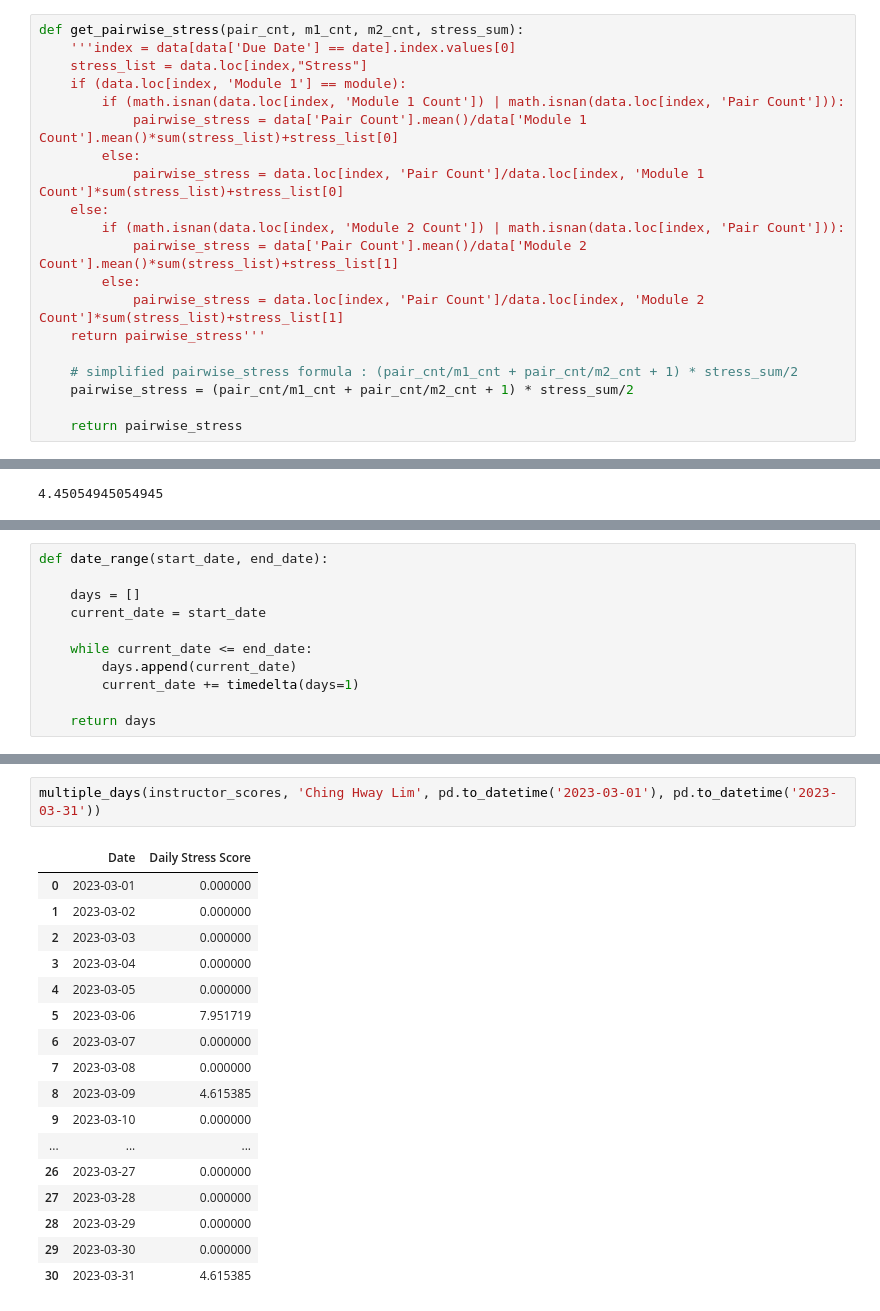
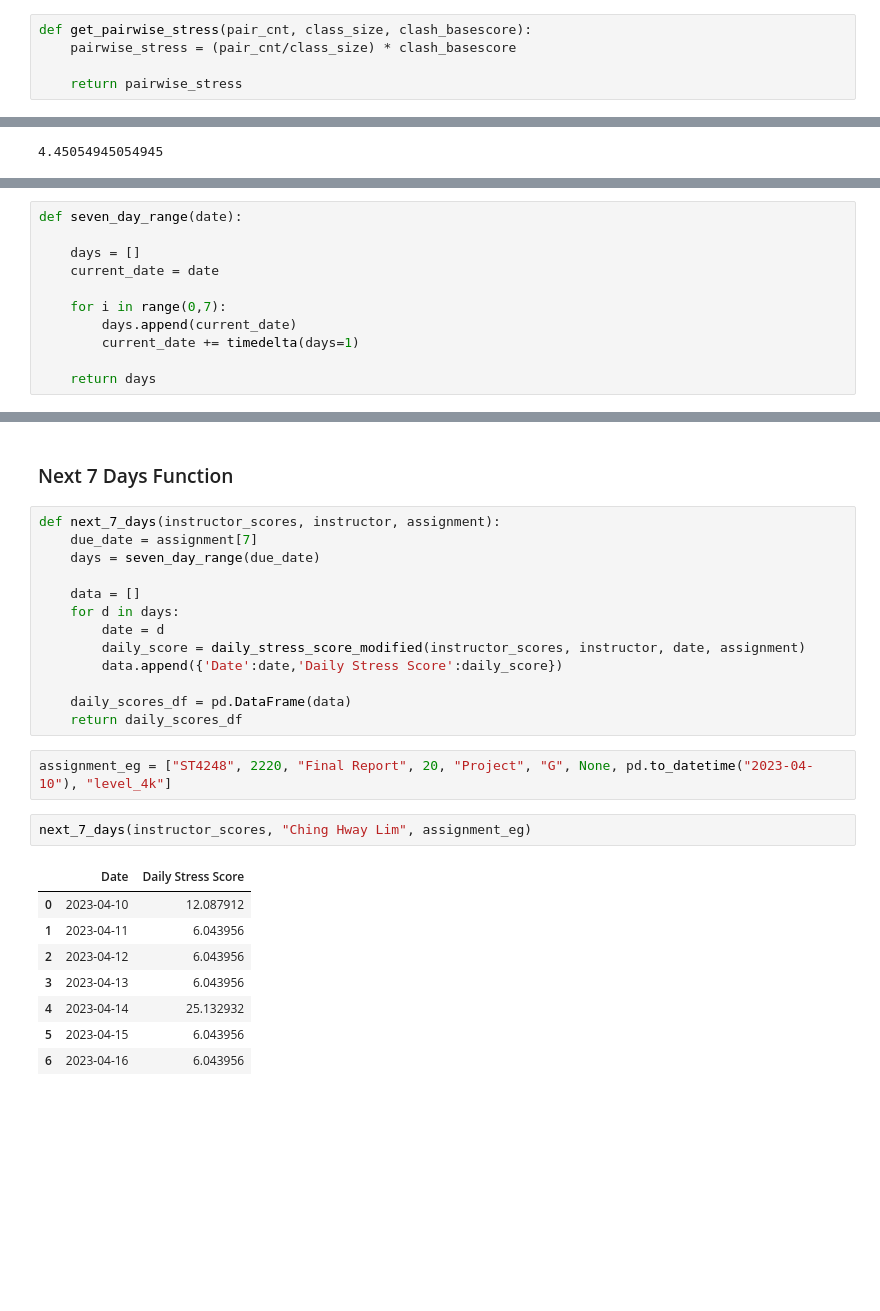
Before and after one commit to xuan-jun/PlanNUS, a Jupyter notebook: Model/Stress Algorithm_duplicates-Working-Copy.ipynb, the cells around one changed output, grey strips where cells are left out. Saved outputs shown, nothing was run; the diff lists cells and outputs as text; blank space fills up the shorter version.

Commit message:
Modified some functions, added function for deadline optimization

```diff
--- a/Model/Stress Algorithm_duplicates-Working-Copy.ipynb
+++ b/Model/Stress Algorithm_duplicates-Working-Copy.ipynb
@@ -167,23 +134,8 @@ indiv_scores
 # %% [markdown]
 ## For >= 2 clashes
 # %%
-def get_pairwise_stress(pair_cnt, m1_cnt, m2_cnt, stress_sum):
-    '''index = data[data['Due Date'] == date].index.values[0]
-    stress_list = data.loc[index,"Stress"]
-    if (data.loc[index, 'Module 1'] == module):
-        if (math.isnan(data.loc[index, 'Module 1 Count']) | math.isnan(data.loc[index, 'Pair Count'])):
-            pairwise_stress = data['Pair Count'].mean()/data['Module 1 Count'].mean()*sum(stress_list)+stress_list[0]
-        else:
-            pairwise_stress = data.loc[index, 'Pair Count']/data.loc[index, 'Module 1 Count']*sum(stress_list)+stress_list[0]
-    else:
-        if (math.isnan(data.loc[index, 'Module 2 Count']) | math.isnan(data.loc[index, 'Pair Count'])):
-            pairwise_stress = data['Pair Count'].mean()/data['Module 2 Count'].mean()*sum(stress_list)+stress_list[1]
-        else:
-            pairwise_stress = data.loc[index, 'Pair Count']/data.loc[index, 'Module 2 Count']*sum(stress_list)+stress_list[1]
-    return pairwise_stress'''
-
-    # simplified pairwise_stress formula : (pair_cnt/m1_cnt + pair_cnt/m2_cnt + 1) * stress_sum/2
-    pairwise_stress = (pair_cnt/m1_cnt + pair_cnt/m2_cnt + 1) * stress_sum/2
+def get_pairwise_stress(pair_cnt, class_size, clash_basescore):
+    pairwise_stress = (pair_cnt/class_size) * clash_basescore
 
     return pairwise_stress
 # %%
@@ -306,10 +272,10 @@ daily_stress_score(instructor_scores, 'Ching Hway Lim', pd.to_datetime('2023-02-
 # %%
-def date_range(start_date, end_date):
+def seven_day_range(date):
 
     days = []
-    current_date = start_date
+    current_date = date
 
-    while current_date <= end_date:
+    for i in range(0,7):
         days.append(current_date)
         current_date += timedelta(days=1)
 
@@ -341,20 +367,28 @@ def multiple_days(instructor_scores, instructor, start_date, end_date):
-# %%
-multiple_days(instructor_scores, 'Ching Hway Lim', pd.to_datetime('2023-03-01'), pd.to_datetime('2023-03-31'))
-# %% [output]
-|  | Date | Daily Stress Score |
-| 0 | 2023-03-01 | 0.000000 |
-| 1 | 2023-03-02 | 0.000000 |
-| 2 | 2023-03-03 | 0.000000 |
-| 3 | 2023-03-04 | 0.000000 |
-| 4 | 2023-03-05 | 0.000000 |
-| 5 | 2023-03-06 | 7.951719 |
-| 6 | 2023-03-07 | 0.000000 |
-| 7 | 2023-03-08 | 0.000000 |
-| 8 | 2023-03-09 | 4.615385 |
-| 9 | 2023-03-10 | 0.000000 |
-| ... | ... | ... |
-| 26 | 2023-03-27 | 0.000000 |
-| 27 | 2023-03-28 | 0.000000 |
-| 28 | 2023-03-29 | 0.000000 |
-| 29 | 2023-03-30 | 0.000000 |
-| 30 | 2023-03-31 | 4.615385 |
+# %% [markdown]
+### Next 7 Days Function
+# %%
+def next_7_days(instructor_scores, instructor, assignment):
+    due_date = assignment[7]
+    days = seven_day_range(due_date)
+
+    data = []
+    for d in days:
+        date = d
+        daily_score = daily_stress_score_modified(instructor_scores, instructor, date, assignment)
+        data.append({'Date':date,'Daily Stress Score':daily_score})
+
+    daily_scores_df = pd.DataFrame(data)
+    return daily_scores_df
+# %%
+assignment_eg = ["ST4248", 2220, "Final Report", 20, "Project", "G", None, pd.to_datetime("2023-04-10"), "level_4k"]
+# %%
+next_7_days(instructor_scores, "Ching Hway Lim", assignment_eg)
+# %% [output]
+|  | Date | Daily Stress Score |
+| 0 | 2023-04-10 | 12.087912 |
+| 1 | 2023-04-11 | 6.043956 |
+| 2 | 2023-04-12 | 6.043956 |
+| 3 | 2023-04-13 | 6.043956 |
+| 4 | 2023-04-14 | 25.132932 |
+| 5 | 2023-04-15 | 6.043956 |
+| 6 | 2023-04-16 | 6.043956 |
```
Also changed, not shown: parts of 15 cells of this notebook.
